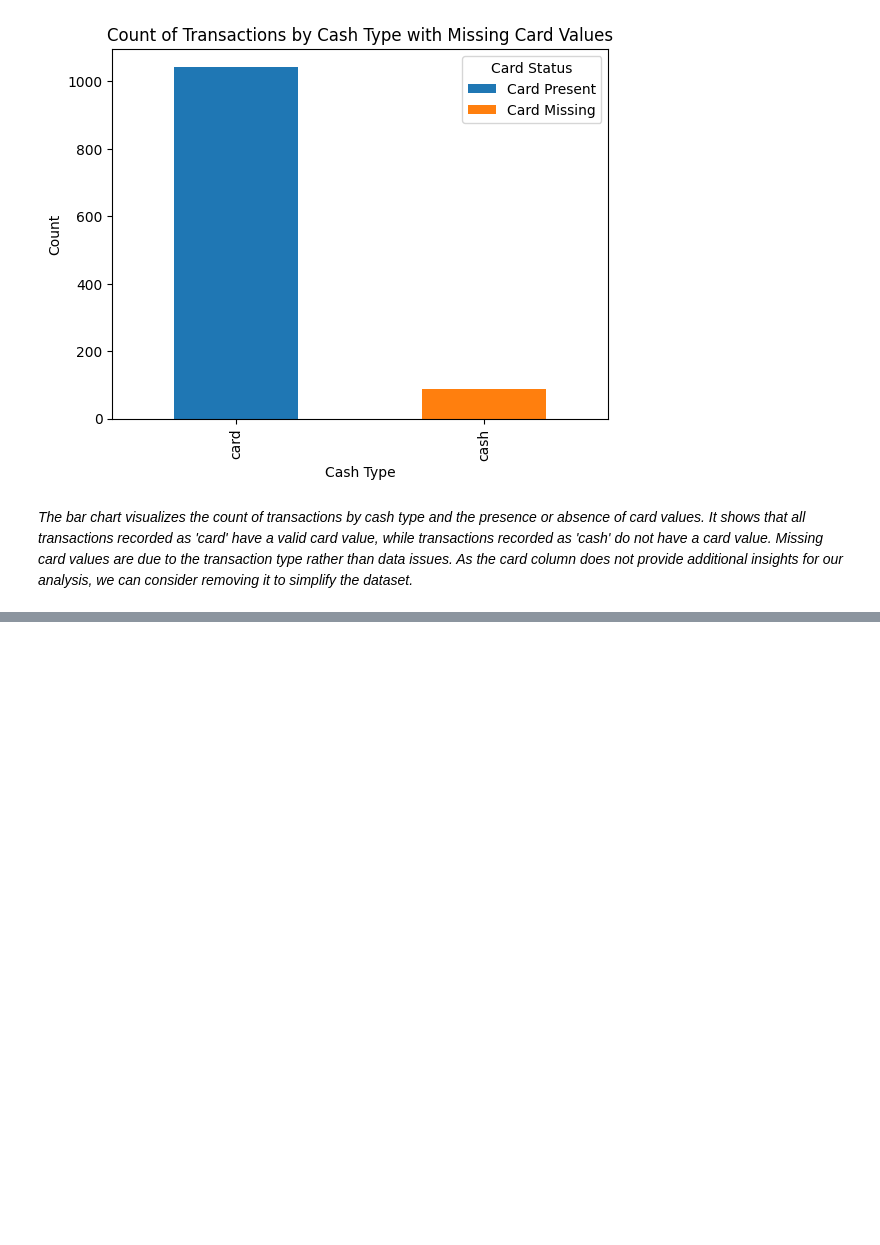
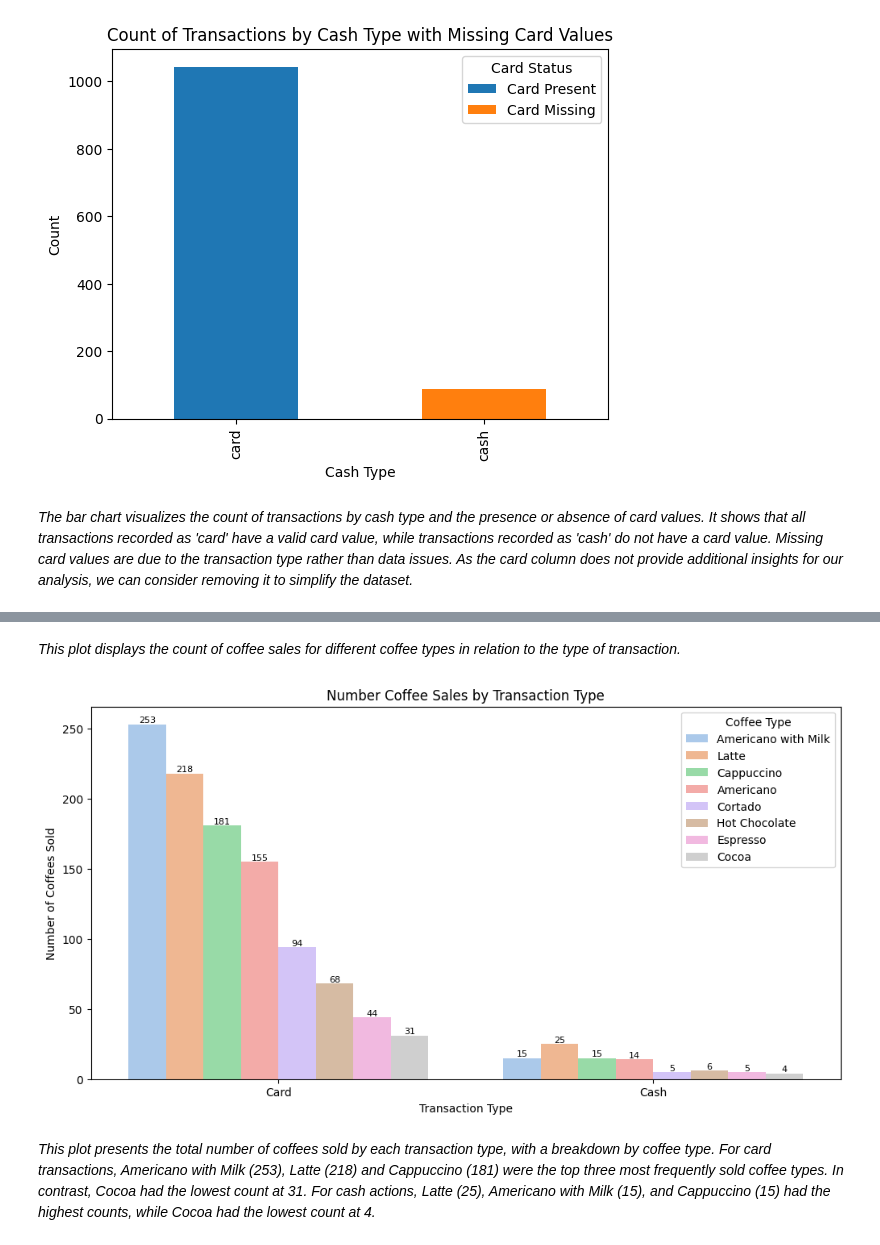
Before and after one commit to Viktoriia-Shalaieva/Coffee_Sales_Data_Analysis, a Jupyter notebook: Python/coffee_sales.ipynb, the cells around one changed output, grey strips where cells are left out. Drawn from its saved outputs; the diff is of its cells as text; code cells hidden in the pictures; blank space fills up the shorter version.

```diff
--- a/Python/coffee_sales.ipynb
+++ b/Python/coffee_sales.ipynb
@@ -148,0 +212,18 @@ plt.show()
+# %% [markdown]
+*This plot displays the count of coffee sales for different coffee types in relation to the type of transaction.*
+# %%
+plt.figure(figsize=(12, 6))
+palette = sns.color_palette("pastel", n_colors=8)
+ax = sns.barplot(x='Transaction Type', y='Count', hue='Coffee Type', data=coffee_counts_by_transaction, palette=palette)
+for container in ax.containers:
+    ax.bar_label(container, fontsize=8)
+plt.xlabel('Transaction Type')
+plt.ylabel('Number of Coffees Sold')
+plt.title('Number Coffee Sales by Transaction Type')
+plt.legend(title='Coffee Type')
+plt.xticks(ticks=[0, 1], labels=['Card', 'Cash'])
+plt.show()
+# %% [output]
+[figure, added]
+# %% [markdown]
+*This plot presents the total number of coffees sold by each transaction type, with a breakdown by coffee type. For card transactions, Americano with Milk (253), Latte (218) and Cappuccino (181) were the top three most frequently sold coffee types. In contrast, Cocoa had the lowest count at 31. For cash actions, Latte (25), Americano with Milk (15), and Cappuccino (15) had the highest counts, while Cocoa had the lowest count at 4.*
```
Also changed, not shown: parts of 5 cells of this notebook.
